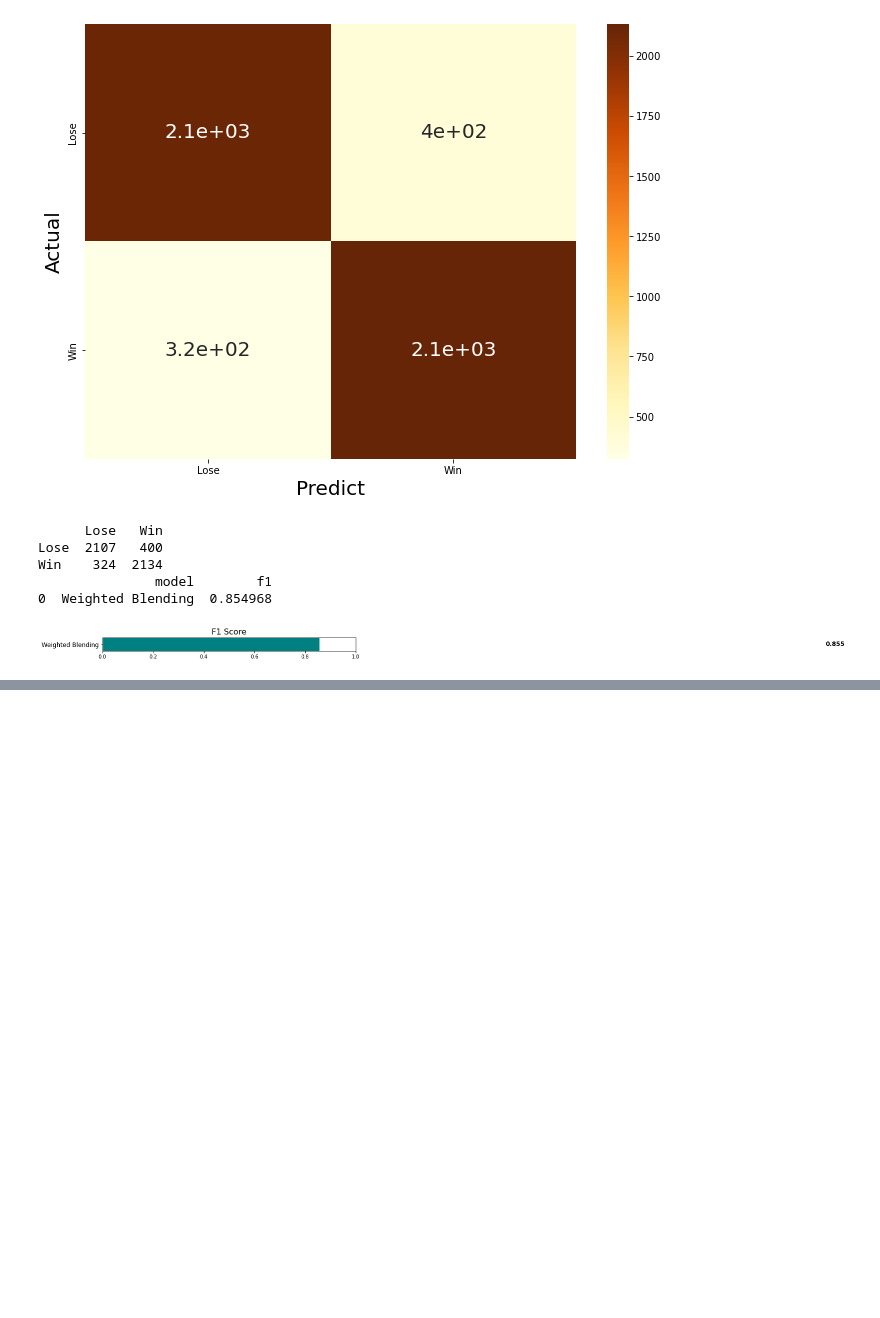
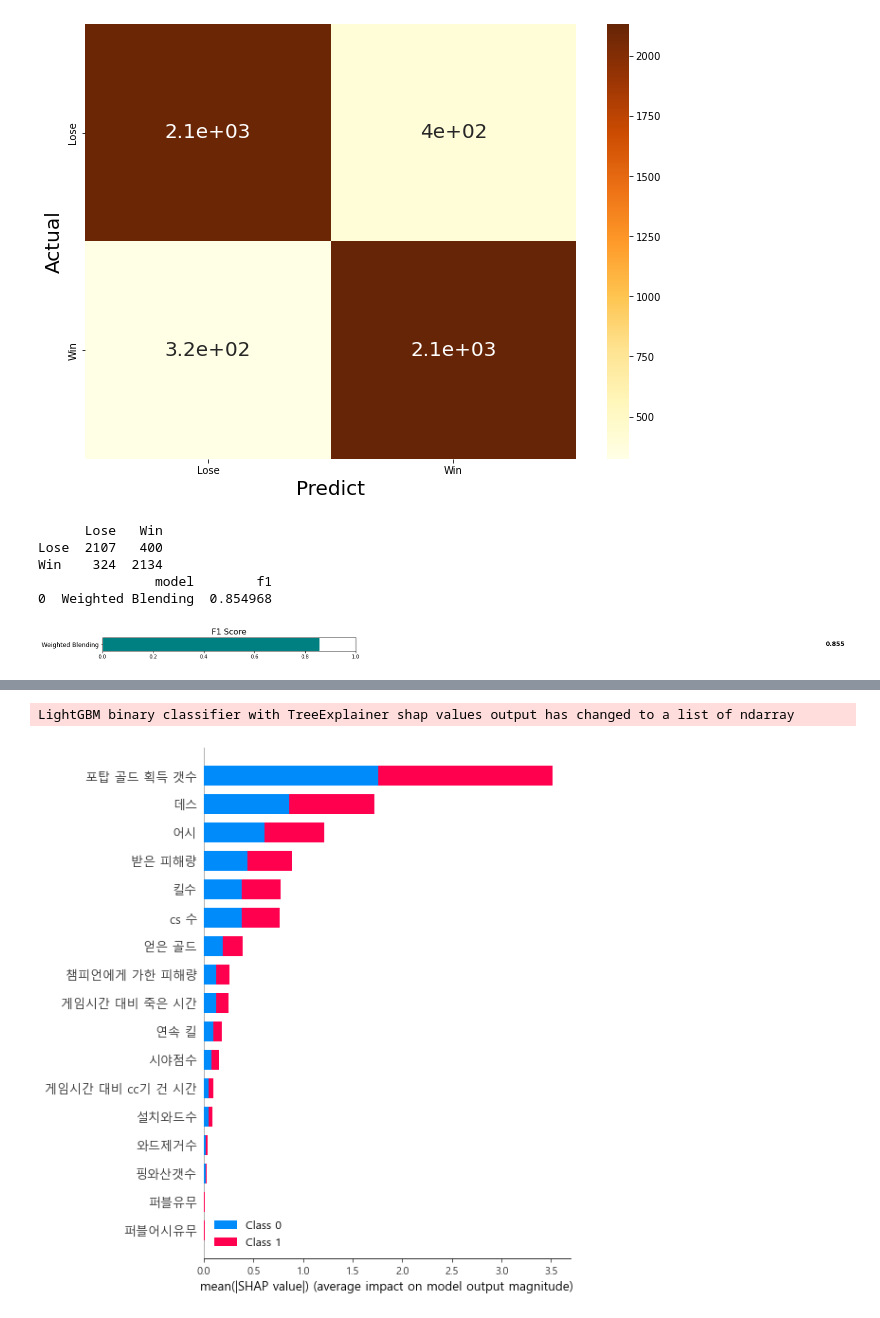
Before and after one commit to league-of-legends-data-analysis/lol-analysis, a Jupyter notebook: 미드만 모델돌리기.ipynb, the cells around one changed output, grey strips where cells are left out. Drawn from its saved outputs; the diff is of its cells as text; code cells hidden in the pictures; blank space fills up the shorter version.

```diff
--- a/미드만 모델돌리기.ipynb
+++ b/미드만 모델돌리기.ipynb
@@ -15,3 +11,15 @@ X_train, X_test, y_train, y_test = train_test_split(df.drop('win',1),df['win'],
+# %%
+from sklearn.model_selection import train_test_split
+from sklearn.preprocessing import MinMaxScaler
+
+X_train, X_test, y_train, y_test = train_test_split(df.drop('win',1),df['win'], random_state=0)
+
+scaler = MinMaxScaler()
+scaler.fit(X_train)  #train꺼로 transform한걸로 fit 중요!!!!
+X_train_temp = scaler.transform(X_train)
+X_test_temp = scaler.transform(X_test)
+X_train = pd.DataFrame(X_train_temp, columns=X_train.columns, index=list(X_train.index.values))
+X_test = pd.DataFrame(X_test_temp, columns=X_test.columns, index=list(X_test.index.values))
 # %%
 ### 모델링 (random_state=0)
 import matplotlib.pyplot as plt
@@ -993,3 +1001,26 @@ Win    324  2134
                model        f1
 0  Weighted Blending  0.854968
 [figure]
+# %%
+import shap
+import platform
+if platform.system() == 'Darwin': #맥
+        plt.rc('font', family='AppleGothic')
+elif platform.system() == 'Windows': #윈도우
+        plt.rc('font', family='Malgun Gothic')
+elif platform.system() == 'Linux': #리눅스 (구글 콜랩)
+        #!wget "https://www.wfonts.com/download/data/2016/06/13/malgun-gothic/malgun.ttf"
+        #!mv malgun.ttf /usr/share/fonts/truetype/
+        #import matplotlib.font_manager as fm
+        #fm._rebuild()
+        plt.rc('font', family='Malgun Gothic')
+plt.rcParams['axes.unicode_minus'] = False #한글 폰트 사용시 마이너스 폰트 깨짐 해결
+#matplotlib 패키지 한글 깨짐 처리 끝
+# %%
+shap.initjs()
+explainer = shap.TreeExplainer(xgb_best)
+#explainer = shap.TreeExplainer(knn_best)
+shap_values = explainer.shap_values(X_test)
+fig = shap.summary_plot(shap_values, X_test)
+#plt.savefig(f'{data}/shap.png', dpi=300, bbox_inches="tight")
+# %% [output]
@@ -995,0 +1028,2 @@ Win    324  2134
+LightGBM binary classifier with TreeExplainer shap values output has changed to a list of ndarray
+[figure, added]
```
Also changed, not shown: parts of 2 cells of this notebook, 3 other files.
